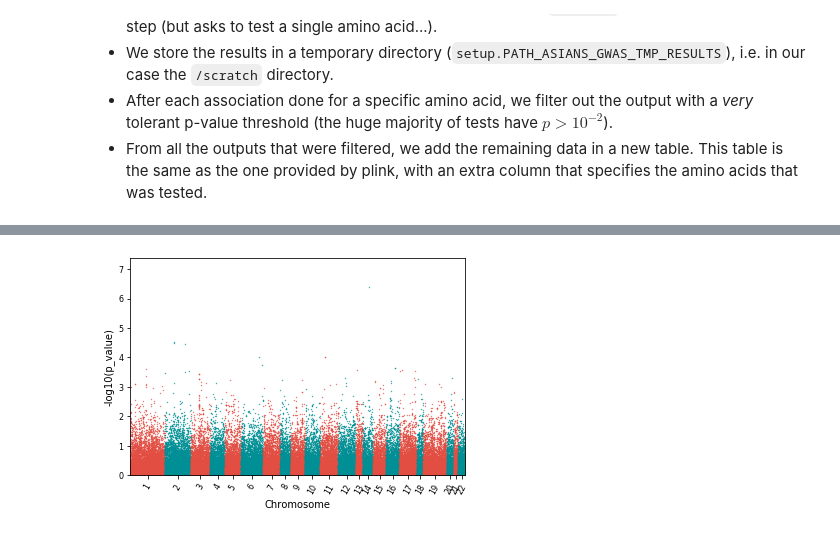
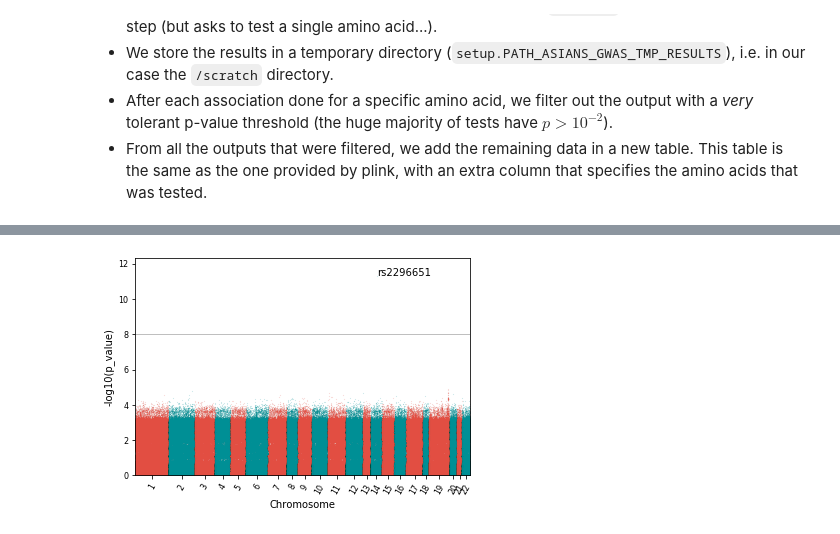
Before and after one commit to matthiaszeller/HBV, a Jupyter notebook: GWAS - Asian individuals.ipynb, the cells around one changed output, grey strips where cells are left out. Saved outputs shown, nothing was run; the diff lists cells and outputs as text; code cells hidden in the pictures.

```diff
--- a/GWAS - Asian individuals.ipynb
+++ b/GWAS - Asian individuals.ipynb
@@ -314,6 +397,6 @@ phenotype 'S_35_R'.
 # %%
-data = FormatData(path_list[0], sep='\s+', chromosome='#CHROM',
+data = FormatData(PATH_ASIANS_GWAS_RESULTS+".S_35_R.glm.logistic", sep='\s+', chromosome='#CHROM',
                   p_value='P')
 GenerateManhattan(data, refSNP='ID', significance=8)
 # %% [output]
-[figure, old version]
+[figure, new version]
```
Also changed, not shown: parts of 24 cells of this notebook, 1 other file.
